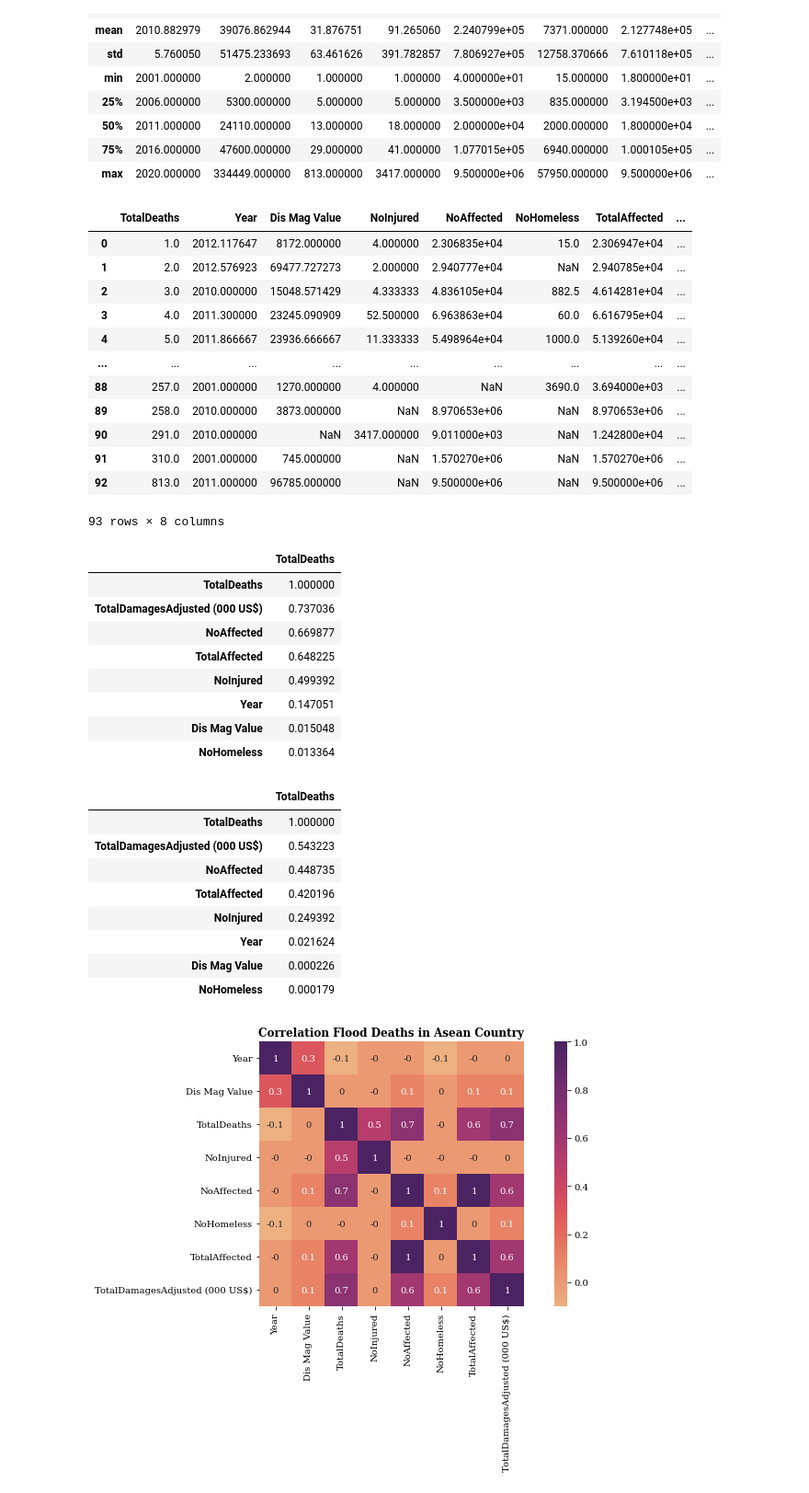
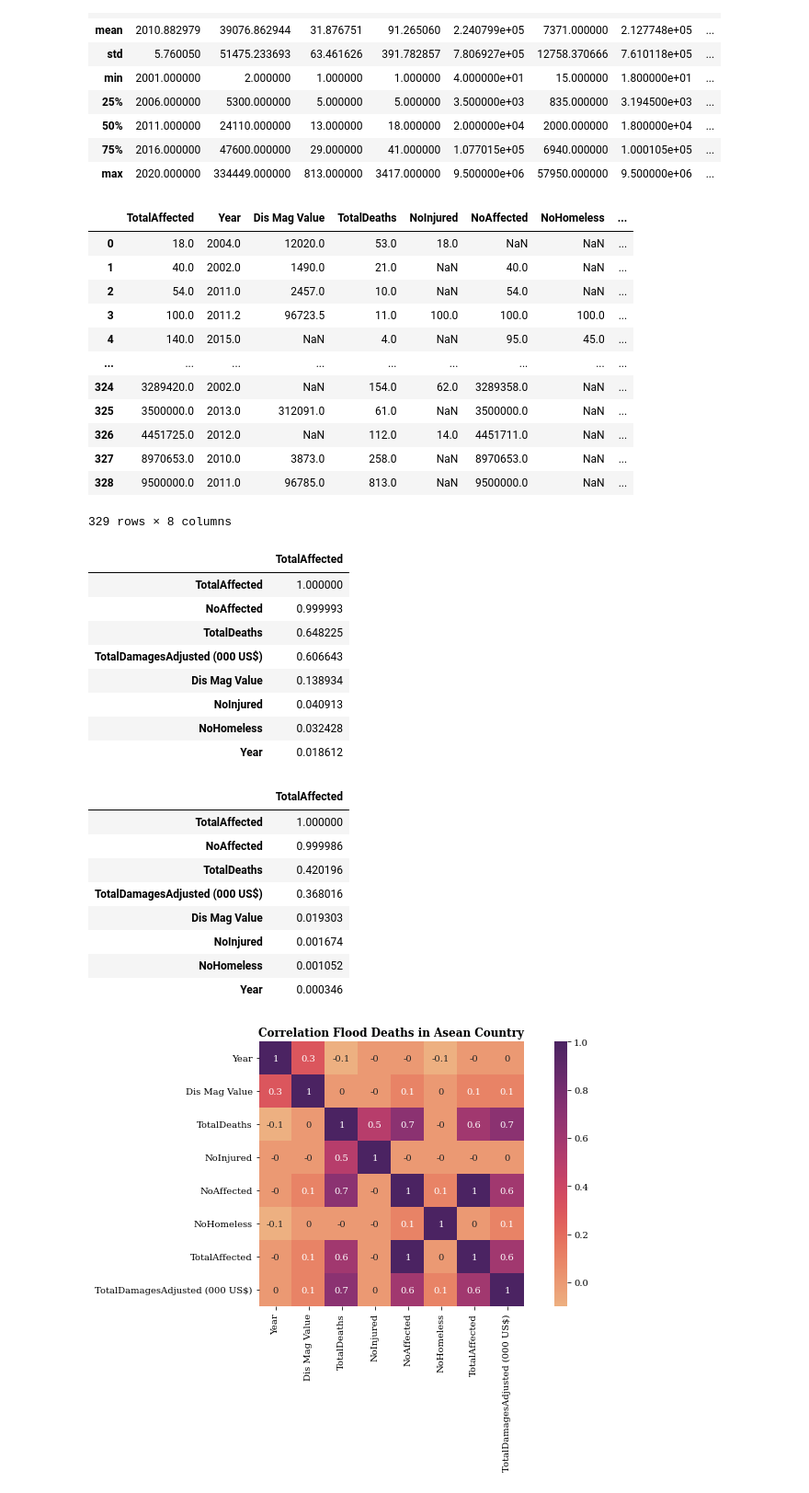
Before and after one commit to KarlAndreiCalimutan/Beta-Tech_BSIT_3207, a Jupyter notebook: Datasets_visual.ipynb, the cells around one changed output. Shown at 92% size. Saved outputs shown, nothing was run; the diff lists cells and outputs as text; code cells hidden in the pictures.

```diff
--- a/Datasets_visual.ipynb
+++ b/Datasets_visual.ipynb
@@ -271,49 +271,49 @@ df.describe()
 | max | 2020.000000 | 334449.000000 | 813.000000 | 3417.000000 | 9.500000e+06 | 57950.000000 | 9.500000e+06 | ... |
 # %%
 #Overview of Relationships
-survived_summary = df.groupby("TotalDeaths")
+survived_summary = df.groupby("TotalAffected")
 survived_summary.mean().reset_index()
 # %% [output]
-|  | TotalDeaths | Year | Dis Mag Value | NoInjured | NoAffected | NoHomeless | TotalAffected | ... |
-| 0 | 1.0 | 2012.117647 | 8172.000000 | 4.000000 | 2.306835e+04 | 15.0 | 2.306947e+04 | ... |
-| 1 | 2.0 | 2012.576923 | 69477.727273 | 2.000000 | 2.940777e+04 | NaN | 2.940785e+04 | ... |
-| 2 | 3.0 | 2010.000000 | 15048.571429 | 4.333333 | 4.836105e+04 | 882.5 | 4.614281e+04 | ... |
-| 3 | 4.0 | 2011.300000 | 23245.090909 | 52.500000 | 6.963863e+04 | 60.0 | 6.616795e+04 | ... |
-| 4 | 5.0 | 2011.866667 | 23936.666667 | 11.333333 | 5.498964e+04 | 1000.0 | 5.139260e+04 | ... |
+|  | TotalAffected | Year | Dis Mag Value | TotalDeaths | NoInjured | NoAffected | NoHomeless | ... |
+| 0 | 18.0 | 2004.0 | 12020.0 | 53.0 | 18.0 | NaN | NaN | ... |
+| 1 | 40.0 | 2002.0 | 1490.0 | 21.0 | NaN | 40.0 | NaN | ... |
+| 2 | 54.0 | 2011.0 | 2457.0 | 10.0 | NaN | 54.0 | NaN | ... |
+| 3 | 100.0 | 2011.2 | 96723.5 | 11.0 | 100.0 | 100.0 | 100.0 | ... |
+| 4 | 140.0 | 2015.0 | NaN | 4.0 | NaN | 95.0 | 45.0 | ... |
 | ... | ... | ... | ... | ... | ... | ... | ... | ... |
-| 88 | 257.0 | 2001.000000 | 1270.000000 | 4.000000 | NaN | 3690.0 | 3.694000e+03 | ... |
-| 89 | 258.0 | 2010.000000 | 3873.000000 | NaN | 8.970653e+06 | NaN | 8.970653e+06 | ... |
-| 90 | 291.0 | 2010.000000 | NaN | 3417.000000 | 9.011000e+03 | NaN | 1.242800e+04 | ... |
-| 91 | 310.0 | 2001.000000 | 745.000000 | NaN | 1.570270e+06 | NaN | 1.570270e+06 | ... |
-| 92 | 813.0 | 2011.000000 | 96785.000000 | NaN | 9.500000e+06 | NaN | 9.500000e+06 | ... |
+| 324 | 3289420.0 | 2002.0 | NaN | 154.0 | 62.0 | 3289358.0 | NaN | ... |
+| 325 | 3500000.0 | 2013.0 | 312091.0 | 61.0 | NaN | 3500000.0 | NaN | ... |
+| 326 | 4451725.0 | 2012.0 | NaN | 112.0 | 14.0 | 4451711.0 | NaN | ... |
+| 327 | 8970653.0 | 2010.0 | 3873.0 | 258.0 | NaN | 8970653.0 | NaN | ... |
+| 328 | 9500000.0 | 2011.0 | 96785.0 | 813.0 | NaN | 9500000.0 | NaN | ... |
-93 rows × 8 columns
+329 rows × 8 columns
 # %%
 #Correlations
-pd.DataFrame(abs(df.corr()['TotalDeaths']).sort_values(ascending = False))
+pd.DataFrame(abs(df.corr()['TotalAffected']).sort_values(ascending = False))
 # %% [output]
-|  | TotalDeaths |
-| TotalDeaths | 1.000000 |
-| TotalDamagesAdjusted (000 US$) | 0.737036 |
-| NoAffected | 0.669877 |
-| TotalAffected | 0.648225 |
-| NoInjured | 0.499392 |
-| Year | 0.147051 |
-| Dis Mag Value | 0.015048 |
-| NoHomeless | 0.013364 |
+|  | TotalAffected |
+| TotalAffected | 1.000000 |
+| NoAffected | 0.999993 |
+| TotalDeaths | 0.648225 |
+| TotalDamagesAdjusted (000 US$) | 0.606643 |
+| Dis Mag Value | 0.138934 |
+| NoInjured | 0.040913 |
+| NoHomeless | 0.032428 |
+| Year | 0.018612 |
 # %%
 ## get the most important variables.
 corr = df.corr()**2
-pd.DataFrame(corr.TotalDeaths.sort_values(ascending=False))
+pd.DataFrame(corr.TotalAffected.sort_values(ascending=False))
 # %% [output]
-|  | TotalDeaths |
-| TotalDeaths | 1.000000 |
-| TotalDamagesAdjusted (000 US$) | 0.543223 |
-| NoAffected | 0.448735 |
-| TotalAffected | 0.420196 |
-| NoInjured | 0.249392 |
-| Year | 0.021624 |
-| Dis Mag Value | 0.000226 |
-| NoHomeless | 0.000179 |
+|  | TotalAffected |
+| TotalAffected | 1.000000 |
+| NoAffected | 0.999986 |
+| TotalDeaths | 0.420196 |
+| TotalDamagesAdjusted (000 US$) | 0.368016 |
+| Dis Mag Value | 0.019303 |
+| NoInjured | 0.001674 |
+| NoHomeless | 0.001052 |
+| Year | 0.000346 |
 # %%
 #changing the size of the entire graph
 f = plt.figure(tight_layout=True)
```
